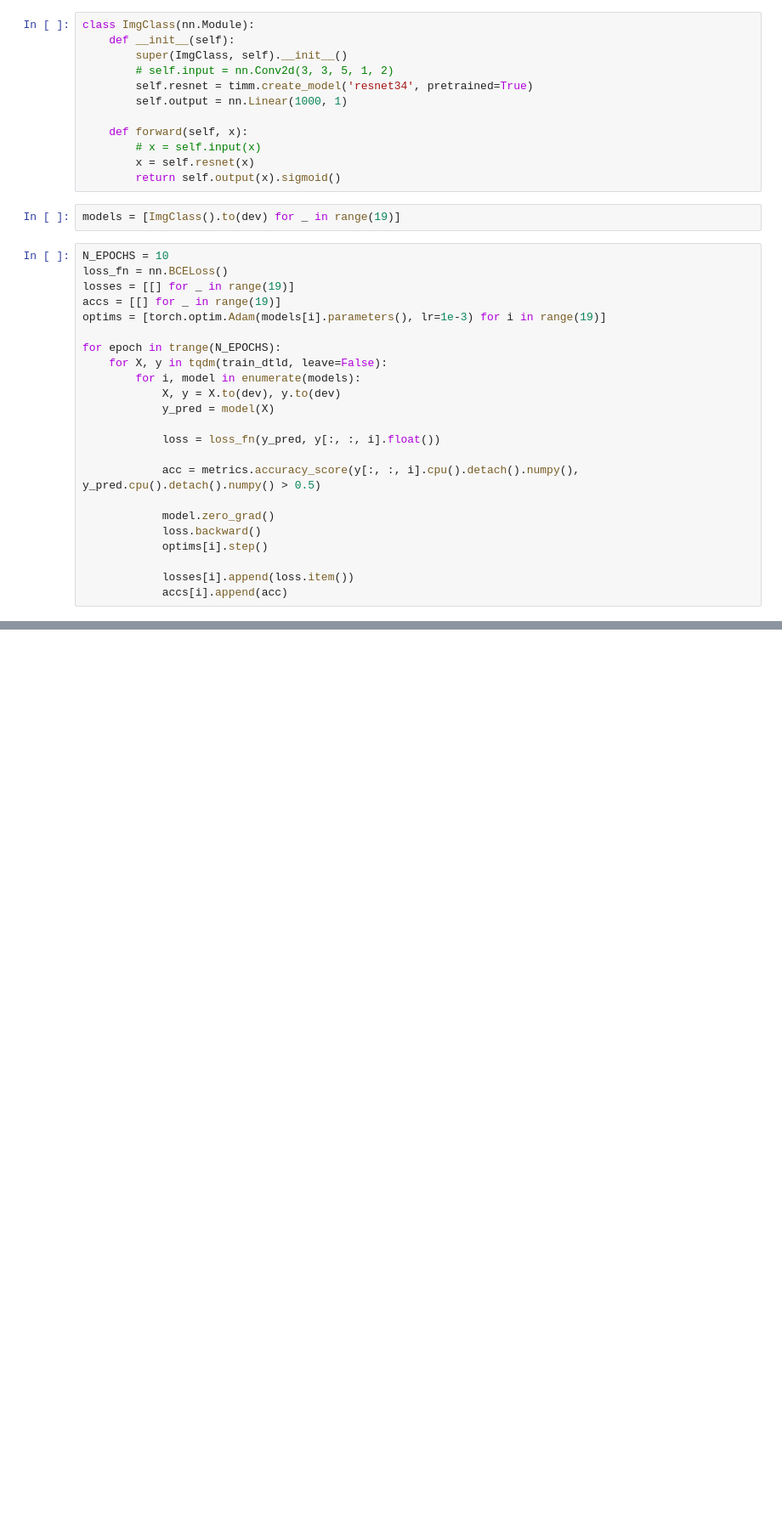
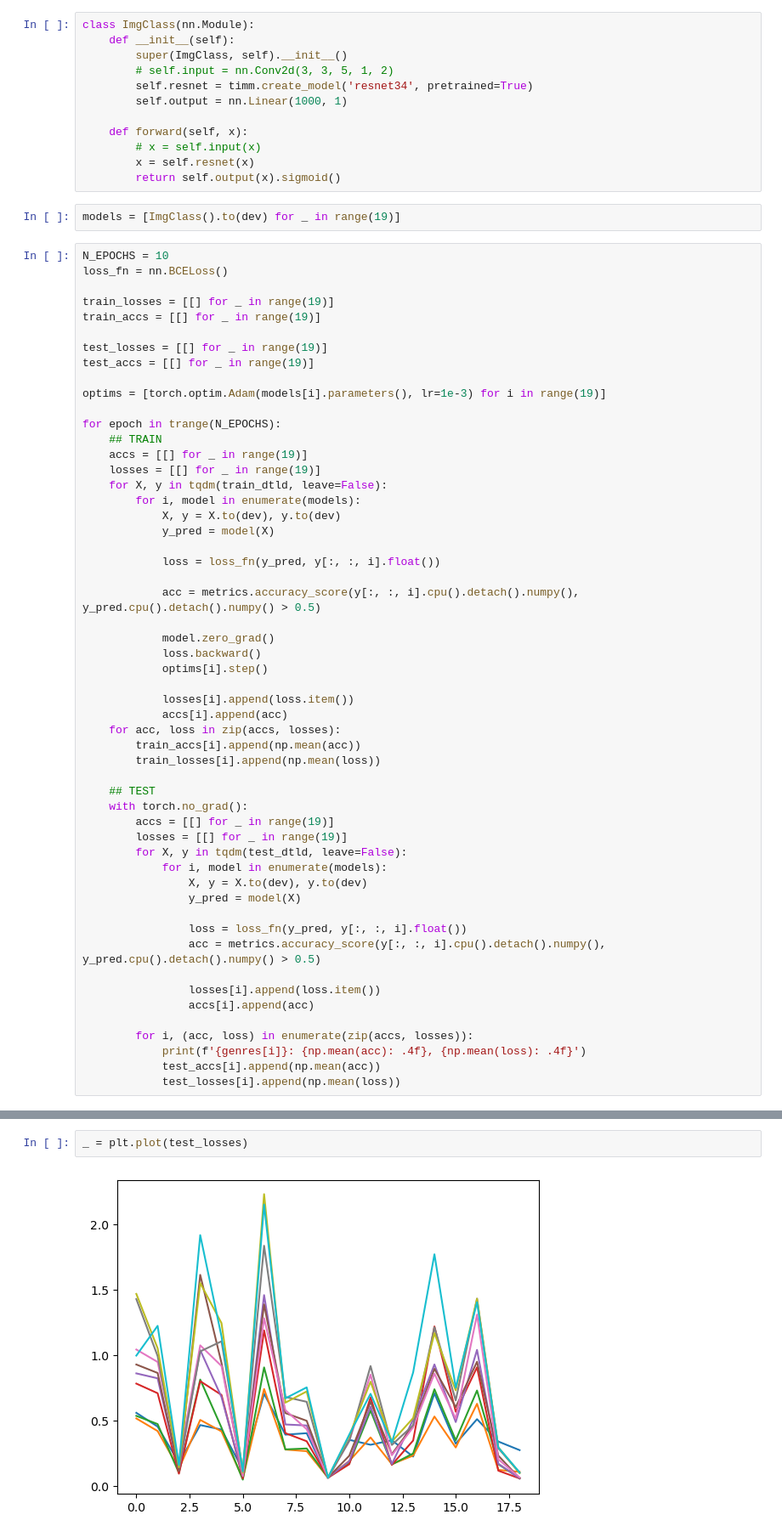
Before and after one commit to marcoperg/eestec-2024, a Jupyter notebook: ImgClassif.ipynb, the cells around one changed output, grey strips where cells are left out. Shown: that part at 85% size. Drawn from its saved outputs; the diff is of its cells as text; blank space fills up the shorter version.

```diff
--- a/ImgClassif.ipynb
+++ b/ImgClassif.ipynb
@@ -110,11 +119,19 @@ models = [ImgClass().to(dev) for _ in range(19)]
 # %%
 N_EPOCHS = 10
 loss_fn = nn.BCELoss()
-losses = [[] for _ in range(19)]
-accs = [[] for _ in range(19)]
+
+train_losses = [[] for _ in range(19)]
+train_accs = [[] for _ in range(19)]
+
+test_losses = [[] for _ in range(19)]
+test_accs = [[] for _ in range(19)]
+
 optims = [torch.optim.Adam(models[i].parameters(), lr=1e-3) for i in range(19)]
 
 for epoch in trange(N_EPOCHS):
+    ## TRAIN
+    accs = [[] for _ in range(19)]
+    losses = [[] for _ in range(19)]
     for X, y in tqdm(train_dtld, leave=False):
         for i, model in enumerate(models):
             X, y = X.to(dev), y.to(dev)
@@ -130,3 +147,26 @@ for epoch in trange(N_EPOCHS):
 
             losses[i].append(loss.item())
             accs[i].append(acc)
+    for acc, loss in zip(accs, losses):
+        train_accs[i].append(np.mean(acc))
+        train_losses[i].append(np.mean(loss))
+
+    ## TEST
+    with torch.no_grad():
+        accs = [[] for _ in range(19)]
+        losses = [[] for _ in range(19)]
+        for X, y in tqdm(test_dtld, leave=False):
+            for i, model in enumerate(models):
+                X, y = X.to(dev), y.to(dev)
+                y_pred = model(X)
+
+                loss = loss_fn(y_pred, y[:, :, i].float())
+                acc = metrics.accuracy_score(y[:, :, i].cpu().detach().numpy(), y_pred.cpu().detach().numpy() > 0.5)
+
+                losses[i].append(loss.item())
+                accs[i].append(acc)
+
+        for i, (acc, loss) in enumerate(zip(accs, losses)):
+            print(f'{genres[i]}: {np.mean(acc): .4f}, {np.mean(loss): .4f}')
+            test_accs[i].append(np.mean(acc))
+            test_losses[i].append(np.mean(loss))
@@ -136,0 +364,4 @@ _ = plt.plot(accs)
+# %%
+_ = plt.plot(test_losses)
+# %% [output]
+[figure, added]
```
Also changed, not shown: parts of 15 cells of this notebook, 5 other files.
